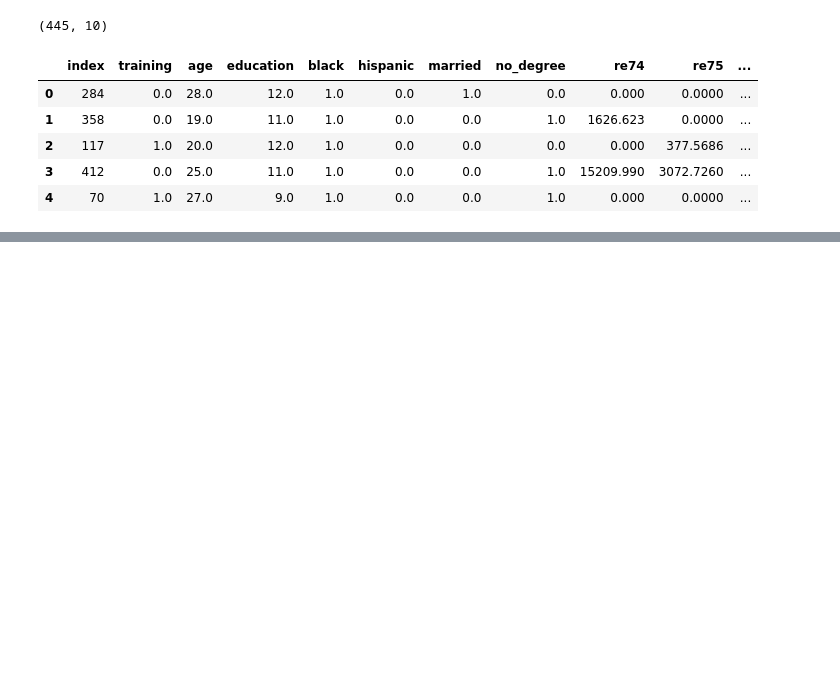
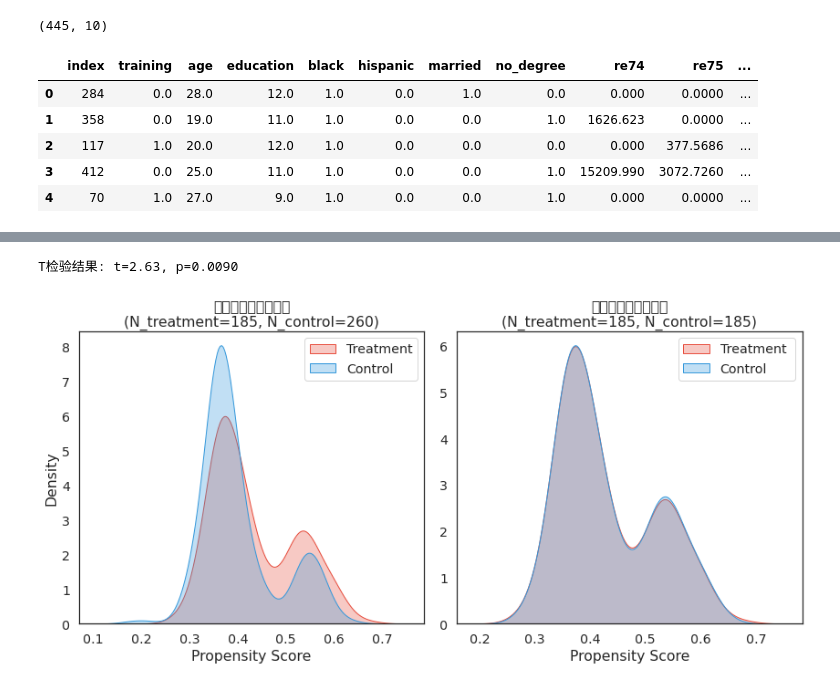
Before and after one commit to crazicoco/dsArsenal, a Jupyter notebook: casual inference/Observation data/casual effect evaluation/PSM/PSM实战.ipynb, the cells around one changed output, grey strips where cells are left out. Cells and saved outputs as stored; diff of their text form; code cells hidden in the pictures; blank space fills up the shorter version.

```diff
--- a/casual inference/Observation data/casual effect evaluation/PSM/PSM实战.ipynb
+++ b/casual inference/Observation data/casual effect evaluation/PSM/PSM实战.ipynb
@@ -180,0 +218,18 @@ control_res
+# %%
+# 执行倾向得分匹配（1:1最近邻匹配）
+def psm_match(data, caliper=0.2):
+    treated = data[data['training'] == 1]
+    control = data[data['training'] == 0]
+
+    nbrs = NearestNeighbors(n_neighbors=1, metric='euclidean').fit(control[['ps']])
+    distances, indices = nbrs.kneighbors(treated[['ps']])
+
+    matched_control = control.iloc[indices.flatten()].copy()
+    matched_control['distance'] = distances.flatten()
+
+    # 应用卡钳值
+    matched = matched_control[matched_control['distance'] < caliper]
+
+    return pd.concat([treated, matched.drop('distance', axis=1)])
+
+matched_data = psm_match(lalonde)
@@ -180,0 +278,58 @@ control_res
+# %%
+# 使用T检验验证显著性, 如果 p<0.05 通常认为可以拒绝原假设，即干预导致实验组与控制组存在显著差异
+from scipy import stats
+t_stat, p_value = stats.ttest_ind(
+    matched_data[matched_data['training']==1]['re78'],
+    matched_data[matched_data['training']==0]['re78']
+)
+print(f"T检验结果: t={t_stat:.2f}, p={p_value:.4f}")
+# %% [output]
+T检验结果: t=2.63, p=0.0090
+# %%
+import matplotlib.pyplot as plt
+import seaborn as sns
+
+color='#E74C3C'  # 处理组用红色系
+color='#3498DB'   # 对照组用蓝色系
+alpha=0.3         # 填充透明度
+fill=True         # 填充曲线下方区域
+
+
+
+# 创建画布
+plt.figure(figsize=(12, 6))
+
+# ---------- 匹配前的分布 ----------
+plt.subplot(1, 2, 1)
+# 绘制处理组分布
+sns.kdeplot(lalonde[lalonde['training']==1]['ps'],
+            label='Treatment', color='#E74C3C', fill=True, alpha=0.3)
+# 绘制对照组分布
+sns.kdeplot(lalonde[lalonde['training']==0]['ps'],
+            label='Control', color='#3498DB', fill=True, alpha=0.3)
+
+plt.title('匹配前倾向得分分布\n(N_treatment={}, N_control={})'.format(
+    sum(lalonde['training']==1), sum(lalonde['training']==0)))
+plt.xlabel('Propensity Score')
+plt.ylabel('Density')
+plt.legend()
+
+# ---------- 匹配后的分布 ----------
+plt.subplot(1, 2, 2)
+# 绘制匹配后的处理组（实际没有变化）
+sns.kdeplot(matched_data[matched_data['training']==1]['ps'],
+            label='Treatment ', color='#E74C3C', fill=True, alpha=0.3)
+# 绘制匹配后的对照组
+sns.kdeplot(matched_data[matched_data['training']==0]['ps'],
+            label='Control', color='#3498DB', fill=True, alpha=0.3)
+
+plt.title('匹配后倾向得分分布\n(N_treatment={}, N_control={})'.format(
+    sum(matched_data['training']==1), sum(matched_data['training']==0)))
+plt.xlabel('Propensity Score')
+plt.ylabel('')
+plt.legend()
+
+plt.tight_layout()
+plt.show()
+# %% [output]
+[figure, added]
```
Also changed, not shown: parts of 21 cells of this notebook, 1 other file.
